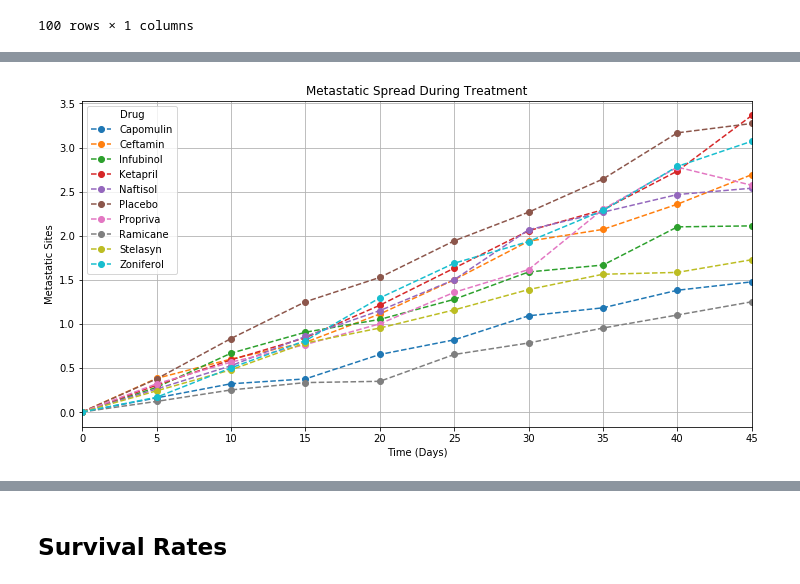
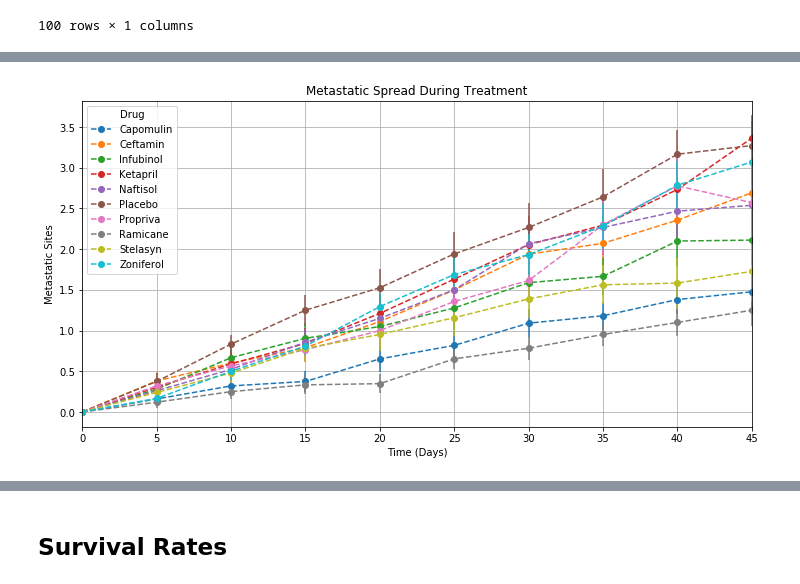
Before and after one commit to garciareta/matplotlib-challenge, a Jupyter notebook: Pymaceuticals/HW.ipynb, the cells around one changed output, grey strips where cells are left out. Drawn from its saved outputs; the diff is of its cells as text; code cells hidden in the pictures.

Commit message:
All plots ready, observation .docx included

```diff
--- a/Pymaceuticals/HW.ipynb
+++ b/Pymaceuticals/HW.ipynb
@@ -197,3 +197,6 @@ meta_piv
 | 35 | 1.181818 | 2.071429 | 1.666667 | 2.294118 | 2.266667 | 2.642857 | 2.300000 | 0.952381 | 1.562500 | ... |
 | 40 | 1.380952 | 2.357143 | 2.100000 | 2.733333 | 2.466667 | 3.166667 | 2.777778 | 1.100000 | 1.583333 | ... |
 | 45 | 1.476190 | 2.692308 | 2.111111 | 3.363636 | 2.538462 | 3.272727 | 2.571429 | 1.250000 | 1.727273 | ... |
+# %%
+meterr_piv = pd.pivot_table(df, values="Metastatic Sites",columns=["Drug"],index=["Timepoint"], aggfunc="sem")
+meterr_piv
@@ -200,17 +216,17 @@ meta_piv
 # %%
 # Generate the Plot (with Error Bars)
-meta_piv.plot(kind="line", figsize = (12, 6), title ="Metastatic Spread During Treatment", grid=True, marker='o', linestyle="--")
+meta_piv.plot(kind="line", figsize = (12, 6), title ="Metastatic Spread During Treatment", grid=True, yerr = meterr_piv, marker='o', linestyle="--")
 plt.title("Metastatic Spread During Treatment")
 plt.xlabel("Time (Days)")
 plt.ylabel("Metastatic Sites")
 
 # Save the Figure
 plt.savefig("Metastatic Spread During Treatment BG.png")
 
 # Show the Figure
 plt.show()
 # %% [output]
-[figure, old version]
+[figure, new version]
 # %% [markdown]
 ![Metastatic Spread During Treatment](../Images/spread.png)
 # %% [markdown]
```
Also changed, not shown: parts of 3 cells of this notebook, 7 other files.
